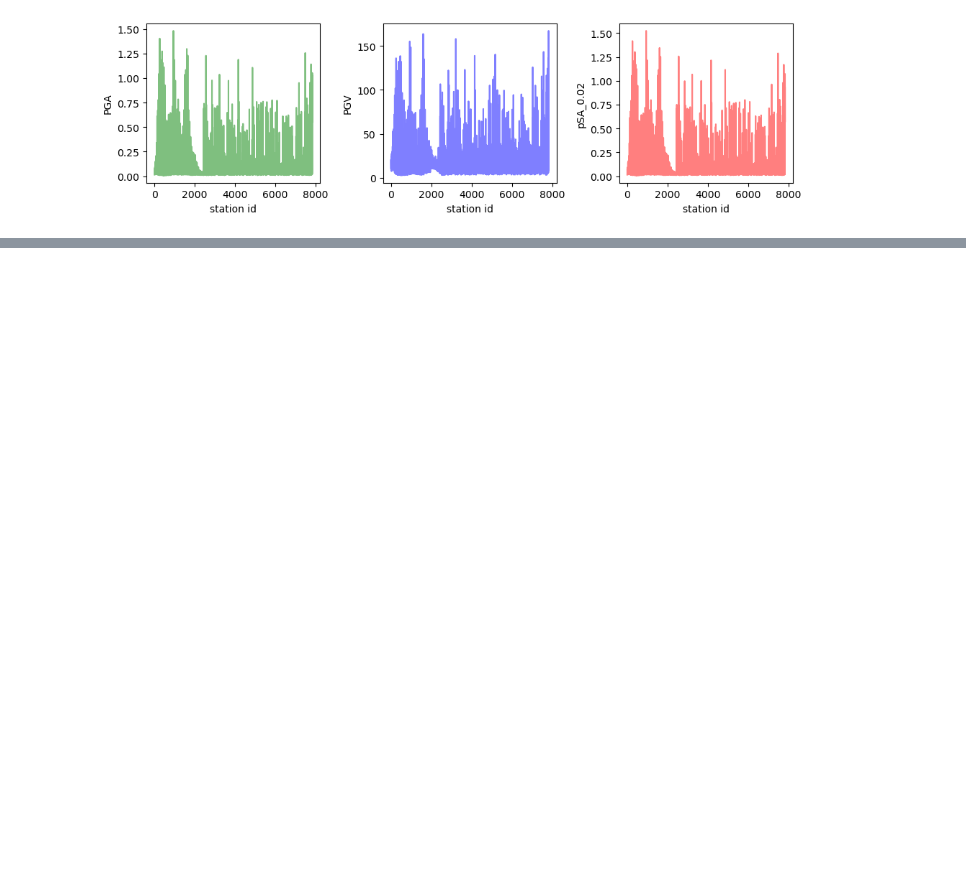
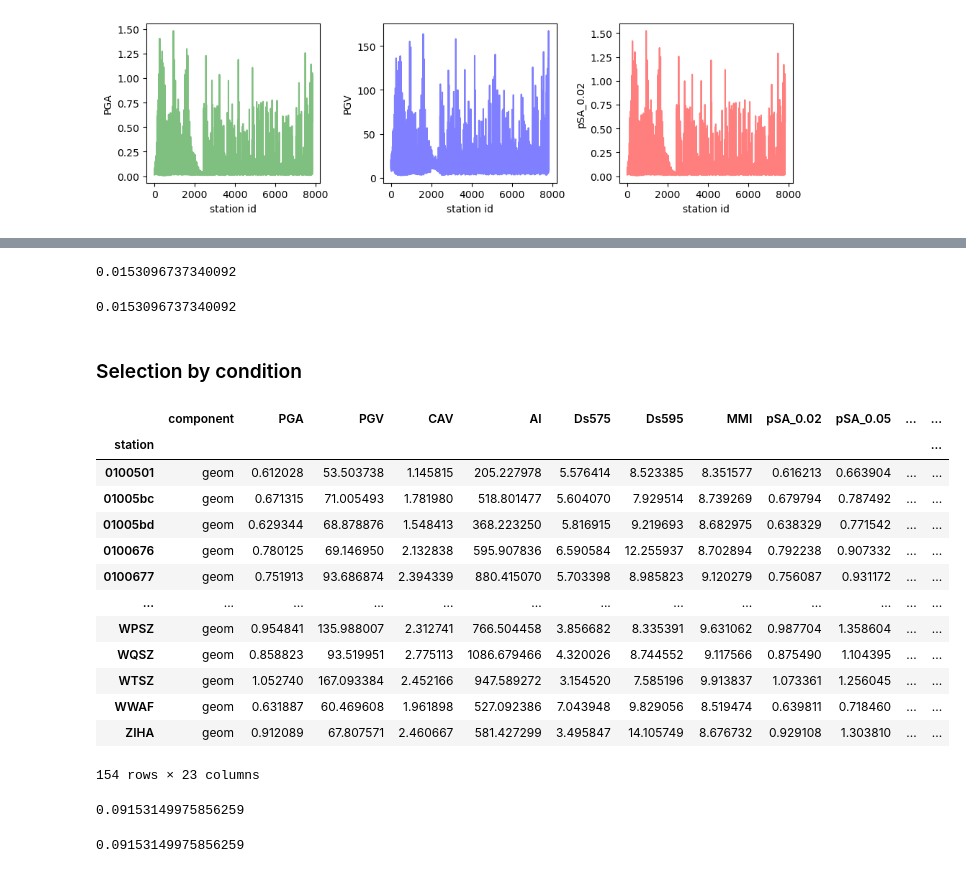
Before and after one commit to sungeunbae/python_tutorial, a Jupyter notebook: QuakeCoRE Python Workshop.ipynb, the cells around one changed output, grey strips where cells are left out. Saved outputs shown, nothing was run; the diff lists cells and outputs as text; code cells hidden in the pictures; blank space fills up the shorter version.

```diff
--- a/QuakeCoRE Python Workshop.ipynb
+++ b/QuakeCoRE Python Workshop.ipynb
@@ -570,0 +712,2 @@ import pandas as pd
+# %%
+ims_df=pd.read_csv("AlpineF2K_REL01.csv",index_col=0)
@@ -570,0 +837,35 @@ import pandas as pd
+# %%
+ims_df.loc['002A','PGA']
+# %% [output]
+0.0153096737340092
+# %%
+ims_df.loc['002A'].PGA
+# %% [output]
+0.0153096737340092
+# %% [markdown]
+### Selection by condition
+# %%
+ims_df.loc[ims_df.PGA > 0.6]
+# %% [output]
+|  | component | PGA | PGV | CAV | AI | Ds575 | Ds595 | MMI | pSA_0.02 | pSA_0.05 | ... | ... |
+| station |  |  |  |  |  |  |  |  |  |  |  | ... |
+| 0100501 | geom | 0.612028 | 53.503738 | 1.145815 | 205.227978 | 5.576414 | 8.523385 | 8.351577 | 0.616213 | 0.663904 | ... | ... |
+| 01005bc | geom | 0.671315 | 71.005493 | 1.781980 | 518.801477 | 5.604070 | 7.929514 | 8.739269 | 0.679794 | 0.787492 | ... | ... |
+| 01005bd | geom | 0.629344 | 68.878876 | 1.548413 | 368.223250 | 5.816915 | 9.219693 | 8.682975 | 0.638329 | 0.771542 | ... | ... |
+| 0100676 | geom | 0.780125 | 69.146950 | 2.132838 | 595.907836 | 6.590584 | 12.255937 | 8.702894 | 0.792238 | 0.907332 | ... | ... |
+| 0100677 | geom | 0.751913 | 93.686874 | 2.394339 | 880.415070 | 5.703398 | 8.985823 | 9.120279 | 0.756087 | 0.931172 | ... | ... |
+| ... | ... | ... | ... | ... | ... | ... | ... | ... | ... | ... | ... | ... |
+| WPSZ | geom | 0.954841 | 135.988007 | 2.312741 | 766.504458 | 3.856682 | 8.335391 | 9.631062 | 0.987704 | 1.358604 | ... | ... |
+| WQSZ | geom | 0.858823 | 93.519951 | 2.775113 | 1086.679466 | 4.320026 | 8.744552 | 9.117566 | 0.875490 | 1.104395 | ... | ... |
+| WTSZ | geom | 1.052740 | 167.093384 | 2.452166 | 947.589272 | 3.154520 | 7.585196 | 9.913837 | 1.073361 | 1.256045 | ... | ... |
+| WWAF | geom | 0.631887 | 60.469608 | 1.961898 | 527.092386 | 7.043948 | 9.829056 | 8.519474 | 0.639811 | 0.718460 | ... | ... |
+| ZIHA | geom | 0.912089 | 67.807571 | 2.460667 | 581.427299 | 3.495847 | 14.105749 | 8.676732 | 0.929108 | 1.303810 | ... | ... |
+154 rows × 23 columns
+# %%
+np.mean(ims_df.PGA) # OR
+# %% [output]
+0.09153149975856259
+# %%
+ims_df.PGA.mean()
+# %% [output]
+0.09153149975856259
```
Also changed, not shown: parts of 84 cells of this notebook, 1 other file.
